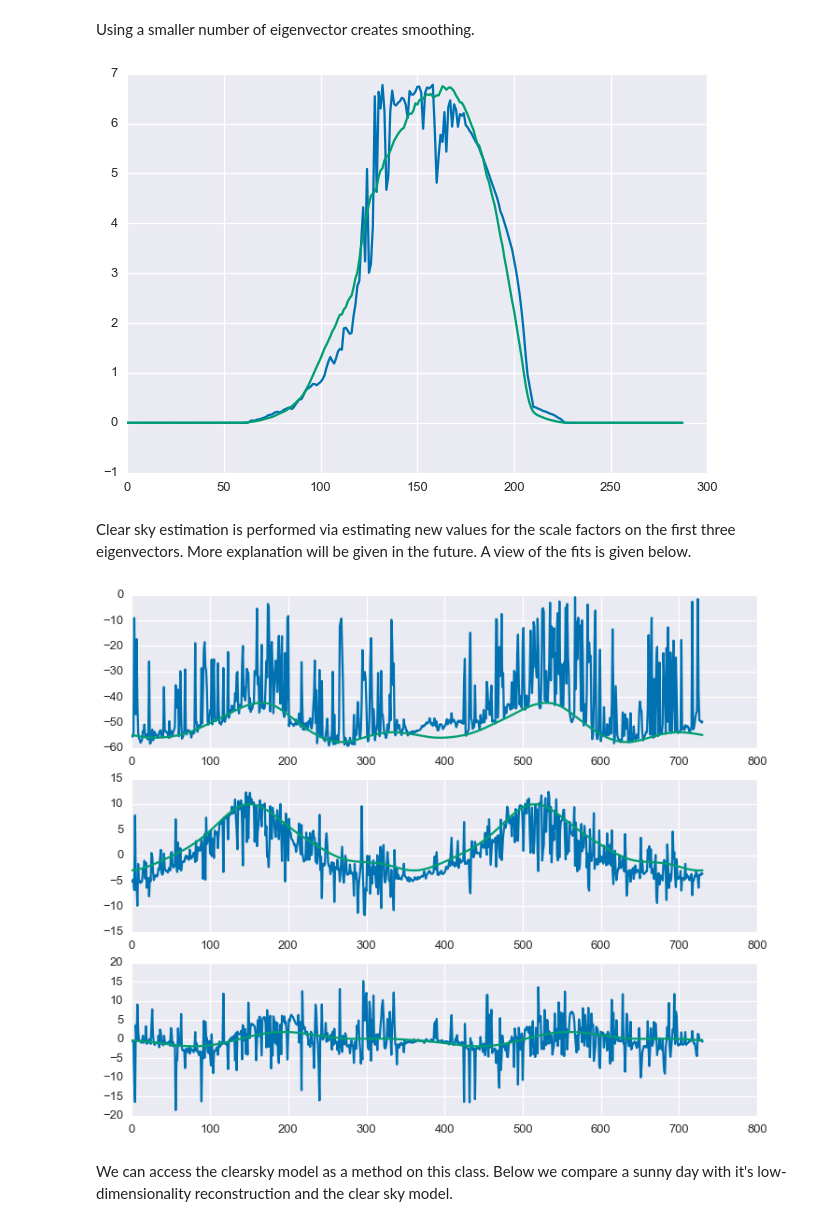
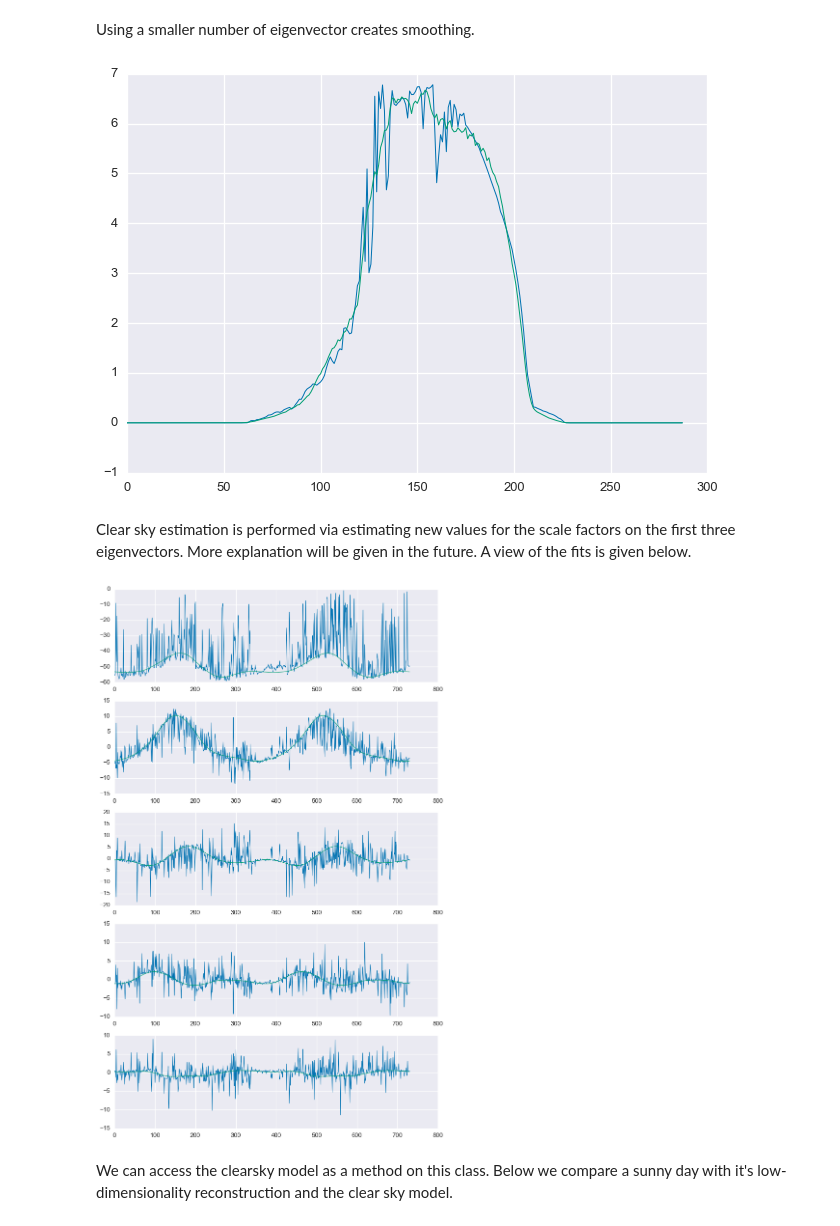
Before and after one commit to bmeyers/SolarForecasting, a Jupyter notebook: ClearSkyFitting_Example.ipynb, the cells around one changed output. Drawn from its saved outputs; the diff is of its cells as text; code cells hidden in the pictures.

```diff
--- a/ClearSkyFitting_Example.ipynb
+++ b/ClearSkyFitting_Example.ipynb
@@ -30,15 +30,15 @@ scs.reconstruct_day(day=327, n=100)
 # %% [markdown]
 Using a smaller number of eigenvector creates smoothing.
 # %%
-scs.reconstruct_day(day=327, n=3)
+scs.reconstruct_day(day=327, n=5)
 # %% [output]
-[figure, old version]
+[figure, new version]
 # %% [markdown]
 Clear sky estimation is performed via estimating new values for the scale factors on the first three eigenvectors. More explanation will be given in the future. A view of the fits is given below.
 # %%
-_ = scs.make_clearsky_model(mu=10**(2), eta=10**(-1.0), plot=True)
+_ = scs.make_clearsky_model(n=5, plot=True)
 # %% [output]
-[figure, old version]
+[figure, new version]
 # %% [markdown]
 We can access the clearsky model as a method on this class. Below we compare a sunny day with it's low-dimensionality reconstruction and the clear sky model.
 # %%
```
Also changed, not shown: parts of 4 cells of this notebook.
